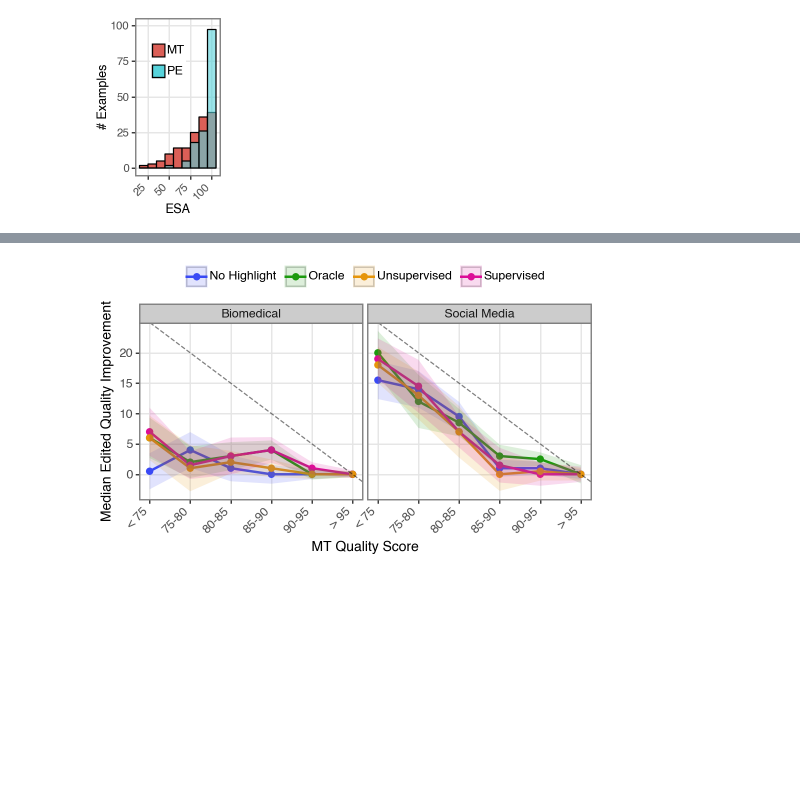
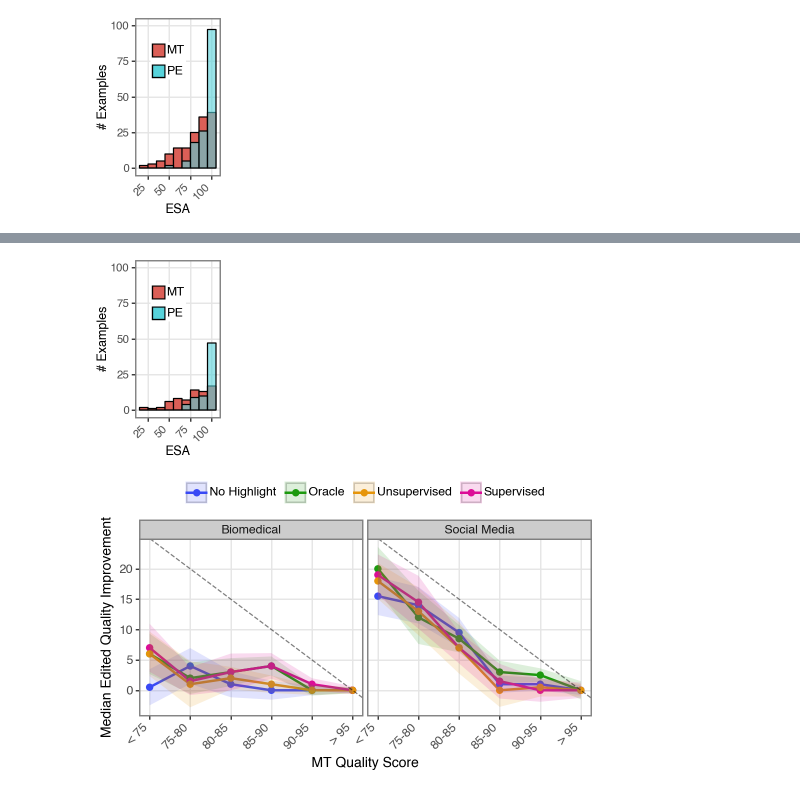
Before and after one commit to gsarti/qe4pe, a Jupyter notebook: notebooks/analysis.ipynb, the cells around one changed output, grey strips where cells are left out. Cells and saved outputs as stored; diff of their text form; code cells hidden in the pictures; blank space fills up the shorter version.

```diff
--- a/notebooks/analysis.ipynb
+++ b/notebooks/analysis.ipynb
@@ -1654 +1731,7 @@ esa_hist.save("../figures/esa_counts_agg.svg")
+# %%
+merged_qa_df_social = get_merged_quality_dataframe(quality_df[(quality_df["wmt_category"] == "social")], aggregate_fields=["segment_id"])
+esa_hist_social = plot_counts(merged_qa_df_social, "median_qa_mt_esa_rating", "median_qa_pe_esa_rating", "ESA", binwidth=10, ylim_val=(0,100))
+esa_hist_social.show()
+# %% [output]
+[figure, added]
 # %%
```
Also changed, not shown: parts of 10 cells of this notebook, 10 other files.
